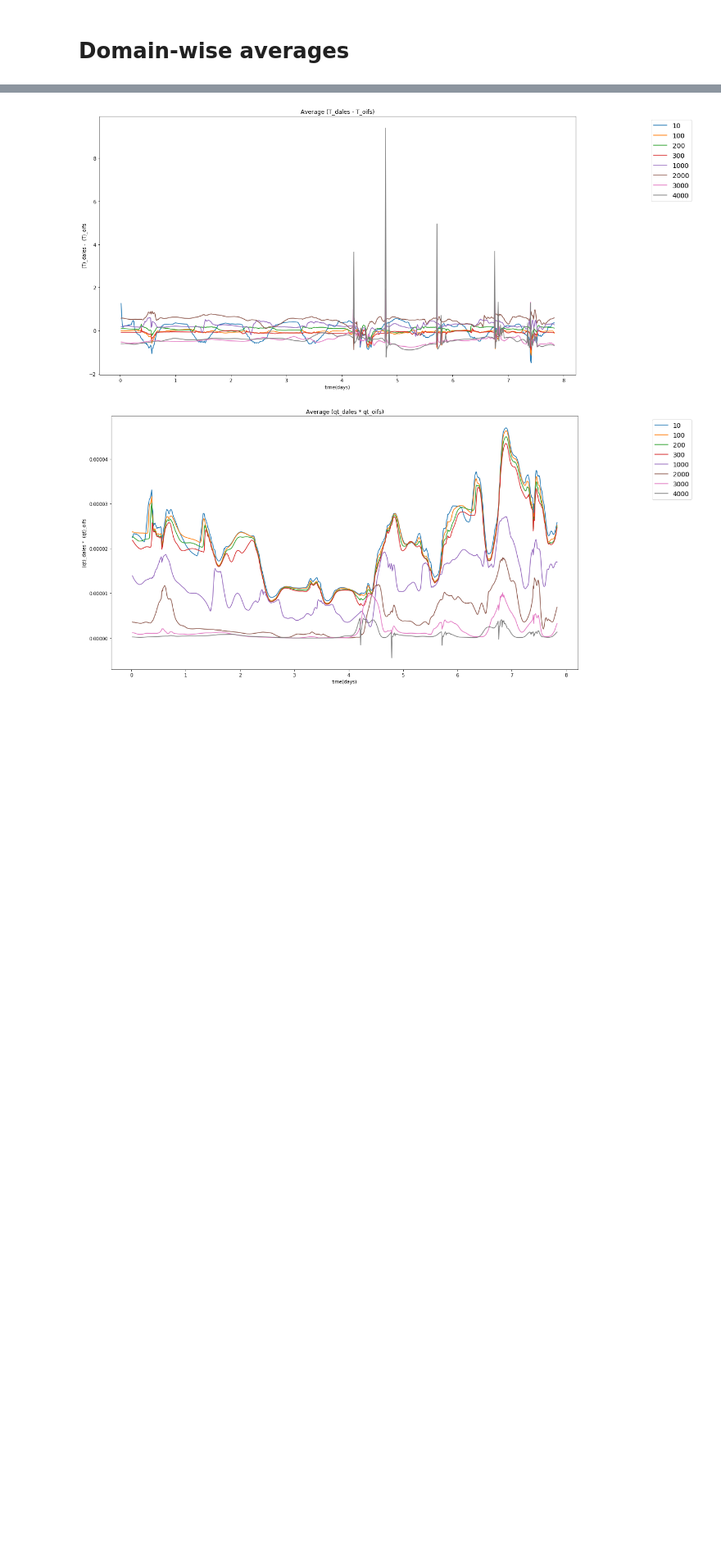
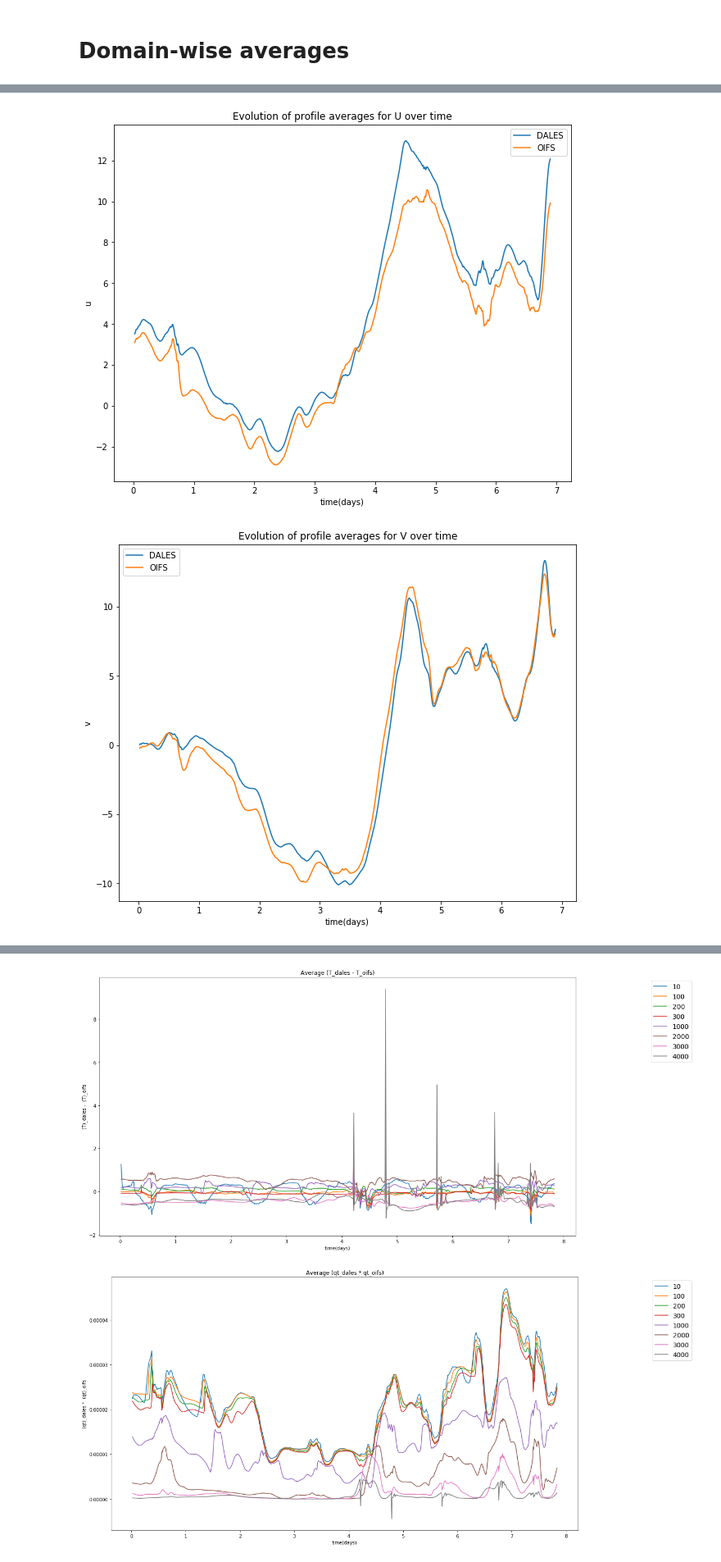
Before and after one commit to CloudResolvingClimateModeling/dalesview, a Jupyter notebook: Testing.ipynb, the cells around one changed output, grey strips where cells are left out. Shown at 82% size. Saved outputs shown, nothing was run; the diff lists cells and outputs as text; code cells hidden in the pictures; blank space fills up the shorter version.

```diff
--- a/Testing.ipynb
+++ b/Testing.ipynb
@@ -506,0 +192,6 @@ pyplot.show()
+# %%
+for varname in profile_agg_OIFS:
+    total_OIFS = []
+    for i in range(1, len(Time_series)):
+        total_OIFS.append({'timestep': i, 'total':sum(ds2[varname][i][oifs_range])/len(oifs_range)})
+    agg_time_series[varname]= {'ts': pandas.DataFrame(data=total_OIFS)}
@@ -506,0 +209,11 @@ pyplot.show()
+# %%
+total_lw_2 = []
+total_LW_2 = []
+R = 8.3144621
+for i in range(1, len(Time_series)):
+    total_lw_2.append({'timestep': i, 'total':sum(netcdf_2['38062/ql'][i][:]*(netcdf_2['38062/presf'][i][:]/netcdf_2['38062/t'][i][:]/R)*diff_heights[:])});
+agg_time_series['lwp'] = {'ts': pandas.DataFrame(data=total_lw_2)}
+
+for i in range(1, len(Time_series)):
+    total_LW_2.append({'timestep': i, 'total':sum(netcdf_2['38062/QL'][i][oifs_range]*(netcdf_2['38062/Pf'][i][oifs_range]/netcdf_2['38062/T'][i][oifs_range]/R)*diff_Heights[i][oifs_range])});
+agg_time_series['LWP']  =  {'ts': pandas.DataFrame(data=total_LW_2)}
@@ -506,0 +222,11 @@ pyplot.show()
+# %%
+total_tw_2 = []
+total_TW_2 = []
+R = 8.3144621
+for i in range(1, len(Time_series)):
+    total_tw_2.append({'timestep': i, 'total':sum(netcdf_2['38062/qt'][i][:]*(netcdf_2['38062/presf'][i][:]/netcdf_2['38062/t'][i][:]/R)*diff_heights[:])});
+agg_time_series['twp'] = {'ts': pandas.DataFrame(data=total_tw_2)}
+
+for i in range(1, len(Time_series)):
+    total_TW_2.append({'timestep': i, 'total':sum(netcdf_2['38062/QT'][i][oifs_range]*(netcdf_2['38062/Pf'][i][oifs_range]/netcdf_2['38062/T'][i][oifs_range]/R)*diff_Heights[i][oifs_range])});
+agg_time_series['TWP'] = {'ts': pandas.DataFrame(data=total_TW_2)}
@@ -506,0 +255,17 @@ pyplot.show()
+# %%
+fig_size = (10, 8)
+dpi_ = 300
+for plot_tuple in profile_comparison:
+    figure = pyplot.figure(figsize=fig_size)
+    pyplot.plot(Time_series[1:], agg_time_series[plot_tuple[0]]['ts']['total'], label = 'DALES')
+    pyplot.plot(Time_series[1:], agg_time_series[plot_tuple[1]]['ts']['total'], label = 'OIFS')
+    pyplot.xlabel("time(days)")
+    pyplot.ylabel(plot_tuple[0])
+    pyplot.title('Evolution of profile averages for {} over time'.format(plot_tuple[1]))
+    pyplot.legend()
+    pyplot.savefig("output/DALES_OIFS_{}_total_timeseries.png".format(plot_tuple[1]), dpi = dpi_ )
+    pyplot.show()
+    pyplot.close()
+# %% [output]
+[figure, added]
+[figure, added]
```
Also changed, not shown: parts of 64 cells of this notebook, 20 other files.
